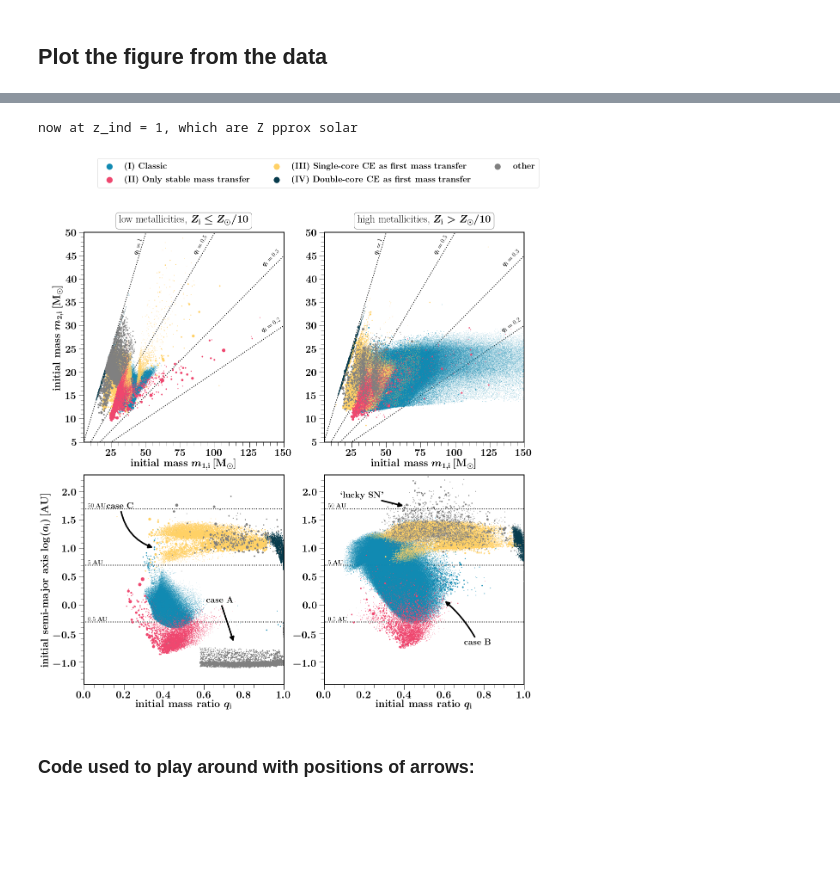
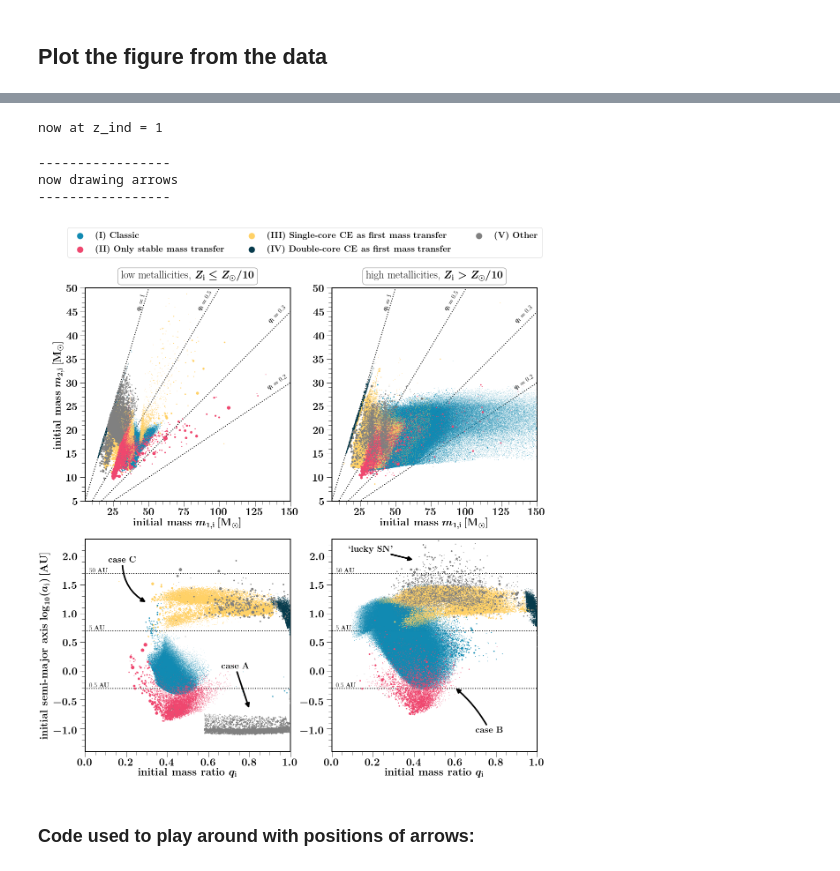
Before and after one commit to FloorBroekgaarden/BlackHole-NeutronStar, a Jupyter notebook: plottingCode/Fig_4/make_figure_4.ipynb, the cells around one changed output, grey strips where cells are left out. Saved outputs shown, nothing was run; the diff lists cells and outputs as text; code cells hidden in the pictures; blank space fills up the shorter version.

```diff
--- a/plottingCode/Fig_4/make_figure_4.ipynb
+++ b/plottingCode/Fig_4/make_figure_4.ipynb
@@ -200,8 +193,8 @@ def plotInitialqVSseparation(ax, fc, Data, dictRank, dictList, withinHubble=True
     solar=0.0142
     LowZ = solar/10.
 
-    for z_ind, chosenMetallicity in enumerate(metallicities):
-        print('now at z_ind = %s, which are Z %s'%(z_ind,metallicityLabels[z_ind]))
+    for z_ind in range(2):
+        print('now at z_ind = %s'%(z_ind))
 
         solar = 0.0142
         log10ZZsun = np.round(np.log10(Data.metallicityGrid/solar),2)
@@ -216,7 +209,7 @@ def plotInitialqVSseparation(ax, fc, Data, dictRank, dictList, withinHubble=True
             if withinHubble == True:
                 mask = mask & (Data.Hubble == True)
             DATAmetallicities = Data.metallicitySystems[mask]
-            maskZ = (DATAmetallicities==chosenMetallicity)
+
 
             # split in low and high metallicities
             maskZlow = (DATAmetallicities <= LowZ)
@@ -260,25 +253,20 @@ def plotInitialqVSseparation(ax, fc, Data, dictRank, dictList, withinHubble=True
 
 
         if z_ind==0:
+            ax[z_ind].set_ylabel(ylabel, fontsize=fs)
 
-            ax[z_ind].set_ylabel(ylabel, fontsize=fs)
-#             ax[z_ind].tick_params(which='both', width=2)
-
-#         ax[z_ind].yaxis.set_minor_locator(AutoMinorLocator())
         ax[z_ind].xaxis.set_minor_locator(AutoMinorLocator())
 
         ax[z_ind].tick_params(labelsize=fs)
-#         ax[z_ind].grid(True, which='major');
-
         ax[z_ind].set_xlabel(xlabel, fontsize=fs)
 
 
-#         ax[z_ind].grid(True)
+
         ax[z_ind].set_xlim(0, 1)
         ax[z_ind].set_ylim(-1.4, 2.3)
 
 
-#         ##################
+        ##################
 
 
         ax[z_ind].yaxis.set_minor_locator(AutoMinorLocator())
@@ -458,7 +446,6 @@ if WeightsRateIntrinsic_zIntegrated==False:
 stimes_weight = 25
 
 metallicities = [0.0014,  0.01269]
-# metallicityLabels =  ['\approx 0.00142', '\approx solar']#['\leq Z__{\odot}/10', '> Z__{\odot}/10']
 
 
 print('-----------------')
@@ -483,7 +470,7 @@ handles, labels = plotInitialMasses(ax=ax[0], fc=fc, Data=Data\
                   , dictRank=dictChannelsBHNS, dictList=dictChannelsBHNSList,channelLabelList=range(8), withinHubble=True)
 
 lgd2 = f.legend(handles, legendlabel, fontsize=20, ncol=3,\
-         bbox_to_anchor=(1.02, 1.13),  markerscale=3., scatterpoints=1) # loc = 'upper center')
+         bbox_to_anchor=(1.0, 1.1),  markerscale=3., scatterpoints=1) # loc = 'upper center')
 
 
 
@@ -500,24 +487,32 @@ lgd2.legendHandles[4]._sizes = [markersize_lgd]
 
 
 xlabel = r'\textbf{initial mass ratio} $q_{\rm{i}} $'
-ylabel2 = r'\textbf{initial separation} $a_{\rm{i}} \, [\rm{AU}]$'
-ylabel = r'\textbf{initial semi-major axis} $\log(a_{\rm{i}}) \, [\rm{AU}]$'
+ylabel = r'\textbf{initial semi-major axis} $\log_{10}(a_{\rm{i}}) \, [\rm{AU}]$'
 
 print('-----------------')
 print('now doing q vs separation (bottom panels)')
 print('-----------------')
 
 
+# whether to plot labels text
+PlotText = False
+handles, labels = plotInitialqVSseparation(ax=ax[1], fc=fc, Data=Data\
+                  , dictRank=dictChannelsBHNS, dictList=dictChannelsBHNSList, withinHubble=True)
 
 
 
-### ARROWS
+
+##### ADD ARROWS ####
+
+print('-----------------')
+print('now drawing arrows')
+print('-----------------')
 
 
 # properties  arrow
 strr = r"\textbf{case A} "
-x_xy, y_xy = 0.75, 0.2
-x_xytext, y_xytext = 0.75, 0.4
+x_xy, y_xy = 0.8, 0.2
+x_xytext, y_xytext = 0.8, 0.4
 conn = "arc3,rad=+0.0"
 
 # draw arrow
@@ -533,8 +528,8 @@ ax[1,0].annotate(strr,
 
 # properties  arrow
 strr = r"\textbf{case C} "
-x_xy, y_xy = 0.35, 0.65
-x_xytext, y_xytext = 0.25, 0.85
+x_xy, y_xy = 0.3, 0.7
+x_xytext, y_xytext = 0.25, 0.9
 conn = "arc3,rad=+0.3"
 
 # draw arrow
@@ -546,14 +541,10 @@ ax[1,0].annotate(strr,
                   connectionstyle=conn,
                   fc="k", lw=3.5), zorder=20000)
 
-
-
-
-
 # properties arrow
 strr = r"\textbf{case B} "
-x_xy, y_xy = 0.6, 0.4
-x_xytext, y_xytext = 0.7, 0.2
+x_xy, y_xy = 0.6, 0.3
+x_xytext, y_xytext = 0.7, 0.1
 conn = "arc3,rad=+0.1"
 
 # draw arrow redshift
@@ -568,8 +559,8 @@ ax[1,1].annotate(strr,
 
 # properties arrow
 strr = r"\textbf{`lucky SN'} "
-x_xy, y_xy = 0.4, 0.85
-x_xytext, y_xytext = 0.3, 0.9
+x_xy, y_xy = 0.4, 0.9
+x_xytext, y_xytext = 0.3, 0.95
 conn = "arc3,rad=+0.0"
 # draw arrow
 ax[1,1].annotate(strr,
@@ -580,21 +571,10 @@ ax[1,1].annotate(strr,
                   connectionstyle=conn,
                   fc="k", lw=3.5), zorder=20000)
 
+#########
+#####  ####
 
-
-
-
-
-# f.tight_layout(pad=0.4, w_pad=0.5, h_pad=0.5)
-PlotText = False
-handles, labels = plotInitialqVSseparation(ax=ax[1], fc=fc, Data=Data\
-                  , dictRank=dictChannelsBHNS, dictList=dictChannelsBHNSList, withinHubble=True)
-
-
-
-
-
-
+# save and show
 f.tight_layout(pad=0.4, w_pad=0.5, h_pad=0.5)
 f.savefig('./BHNS_InitialParameters_'+ ModelName + '.png', bbox_extra_artists=(lgd2,), bbox_inches='tight', dpi = 600)
 plt.show()
@@ -622,5 +602,8 @@ now at z_ind = 0, which are Z pprox 0.00142
-now at z_ind = 1, which are Z pprox solar
+now at z_ind = 1
+-----------------
+now drawing arrows
+-----------------
-[figure, old version]
+[figure, new version]
 # %% [markdown]
 ### Code used to play around with positions of arrows:
 # %%
```
Also changed, not shown: parts of 9 cells of this notebook, 3 other files.
